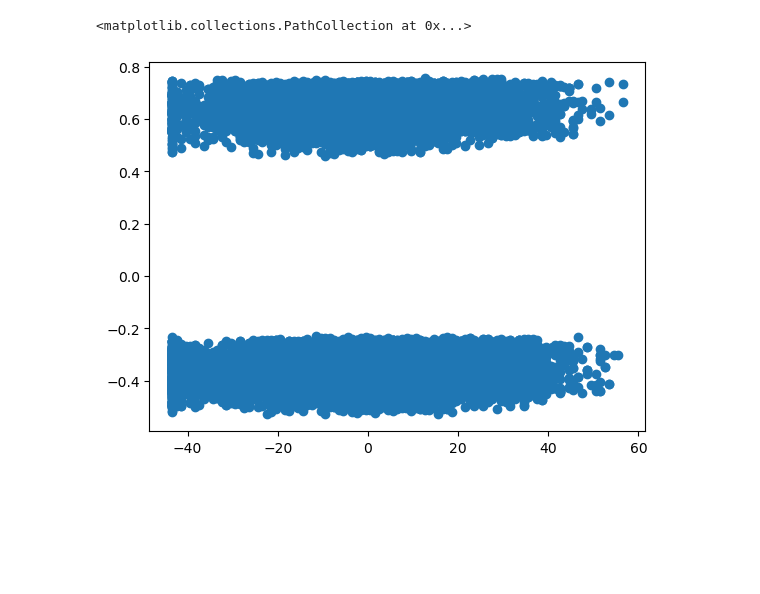
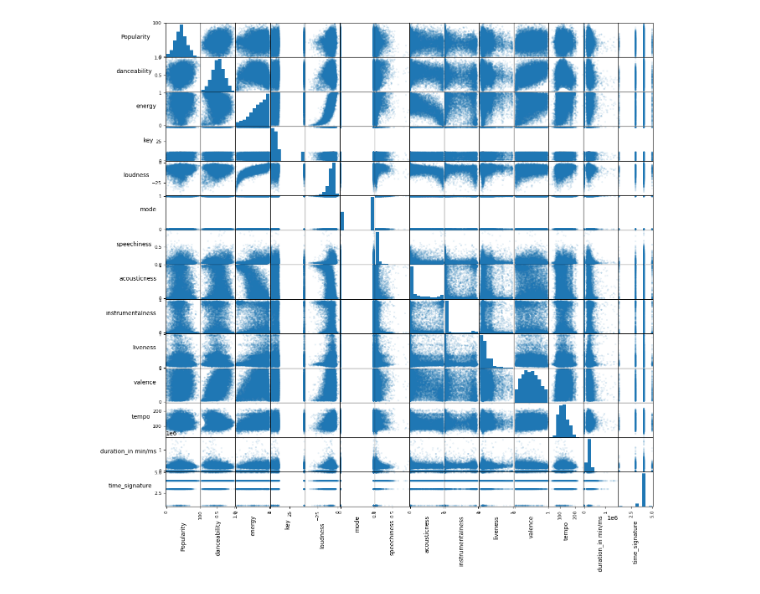
Before and after one commit to Thogasa/Data-Mining-Project, a Jupyter notebook: Genre Clustering.ipynb, the cells around one changed output. Saved outputs shown, nothing was run; the diff lists cells and outputs as text; code cells hidden in the pictures; blank space fills up the shorter version.

Commit message:
Univariate and Bivariate Mining done

```diff
--- a/Genre Clustering.ipynb
+++ b/Genre Clustering.ipynb
@@ -16,7 +130,11 @@ dfnorm[keys[1:]] = (df[keys[1:]]-mins)/(maxes-mins)
 # %%
-pca = PCA(n_components=2).fit_transform(dfnorm)
+#Bivariate Analysis
+#Visualize each pair of variables
+
+axes = pd.plotting.scatter_matrix(df, alpha = 0.1, figsize = (15,15));
+for ax in axes.flatten():
+    ax.xaxis.label.set_rotation(90)
+    ax.yaxis.label.set_rotation(0)
+    ax.yaxis.label.set_ha('right')
+# %% [output]
+[figure, added]
-# %%
-plt.scatter(pca[:,0], pca[:,1])
-# %% [output]
-<matplotlib.collections.PathCollection at 0x...>
-[figure, removed]
```
Also changed, not shown: parts of 9 cells of this notebook.
